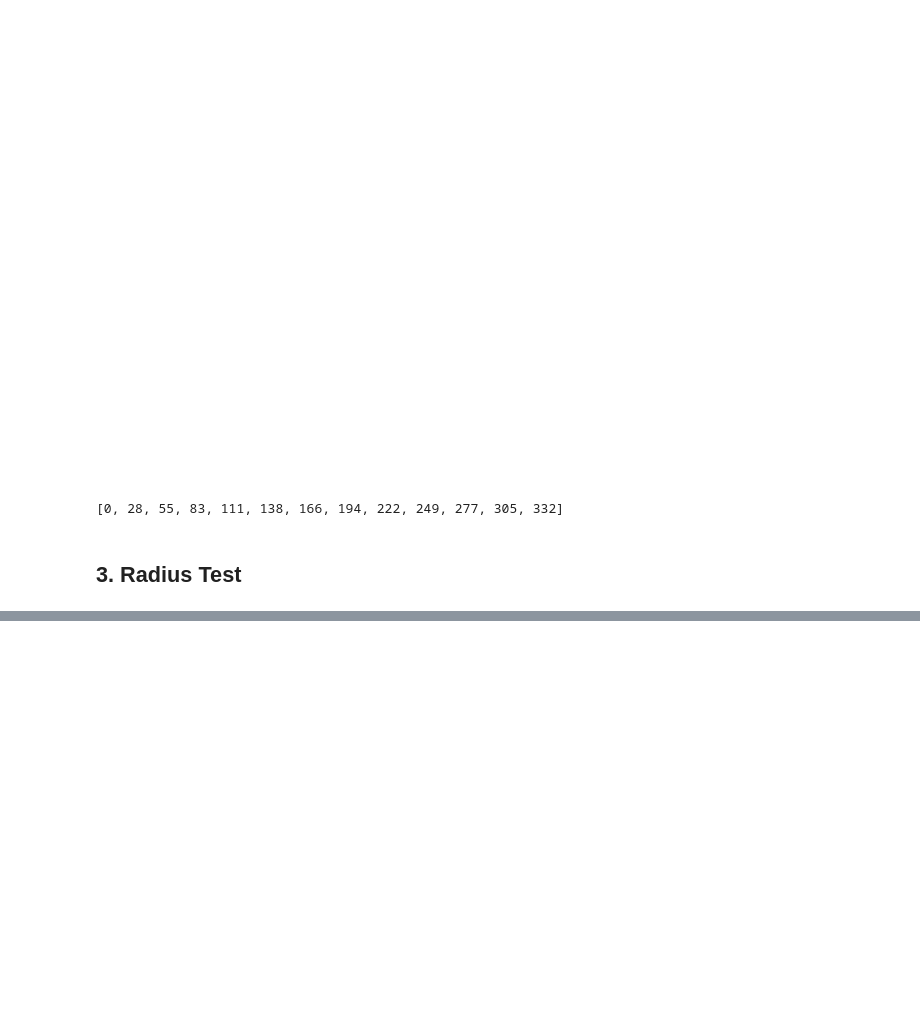
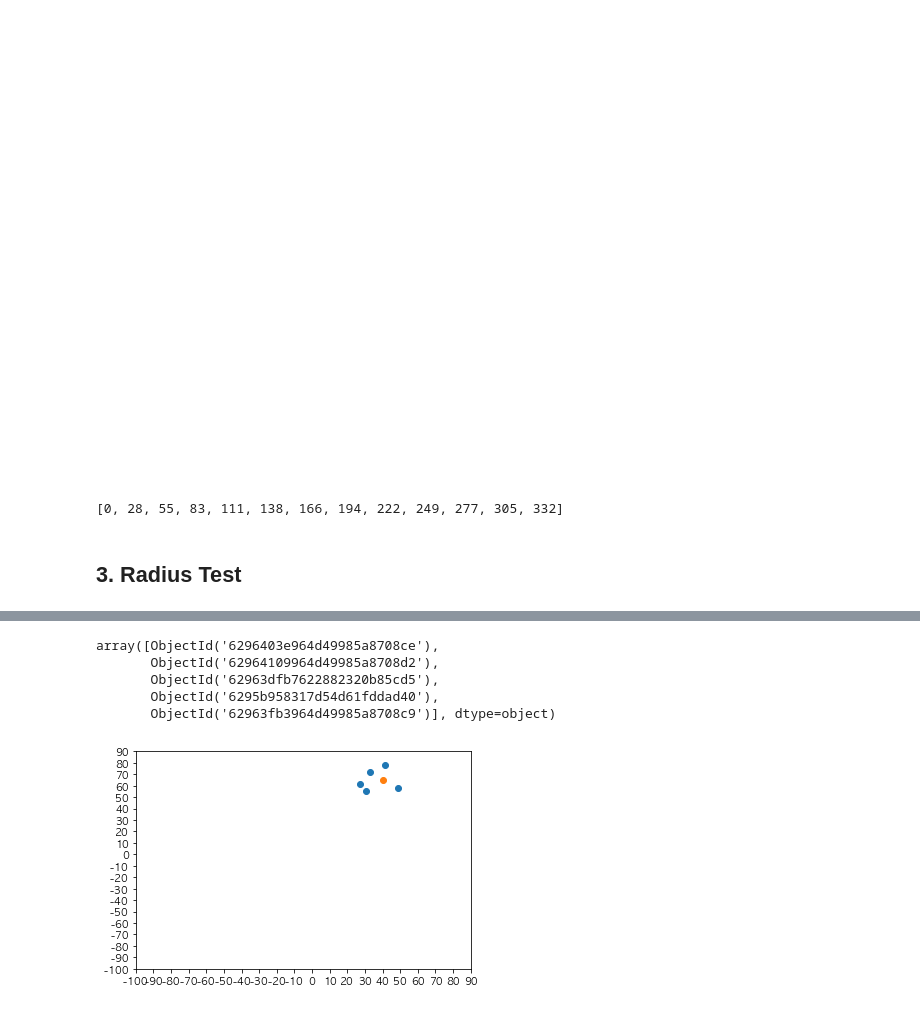
Before and after one commit to MuLetter/muletter-research, a Jupyter notebook: Demo 2. 우체통 지도.ipynb, the cells around one changed output, grey strips where cells are left out. Cells and saved outputs as stored; diff of their text form; code cells hidden in the pictures; blank space fills up the shorter version.

```diff
--- a/Demo 2. 우체통 지도.ipynb
+++ b/Demo 2. 우체통 지도.ipynb
@@ -372,0 +419,47 @@ Demo2.pt3()
+# %%
+ids[_euc.argsort()[-5:]]
+# %% [output]
+array([ObjectId('6296403e964d49985a8708ce'),
+       ObjectId('62964109964d49985a8708d2'),
+       ObjectId('62963dfb7622882320b85cd5'),
+       ObjectId('6295b958317d54d61fddad40'),
+       ObjectId('62963fb3964d49985a8708c9')], dtype=object)
+# %%
+from demo.lib import DB
+from bson import ObjectId
+import numpy as np
+
+db = DB()
+
+my_id = ObjectId('6293280667dfb8fb69d453fe')
+in_ids = [ObjectId('6293280067dfb8fb69d453f8'), ObjectId('629327f567dfb8fb69d453e9'),
+ ObjectId('629327c167dfb8fb69d453de'), ObjectId('629327f467dfb8fb69d453e8'),
+ ObjectId('62976a0798ab635abd175b5f')]
+out_ids = [ObjectId('6295b958317d54d61fddad40'), ObjectId('62963fb3964d49985a8708c9'),
+ ObjectId('6295aa0a317d54d61fddad2d'), ObjectId('62959f1b317d54d61fddad23'),
+ ObjectId('62959e6b317d54d61fddad21')]
+# %%
+my_mailbox = db.mailbox.find_one({"_id": my_id})
+
+result = db.mailbox.find({"_id": { "$in": in_ids } })
+in_mailboxes = [_ for _ in result]
+
+result = db.mailbox.find({"_id": { "$in": out_ids } })
+out_mailboxes = [_ for _ in result]
+# %%
+my_point = my_mailbox['point']
+in_point = np.array([[_['point']['x'], _['point']['y']] for _ in in_mailboxes])
+out_point = np.array([[_['point']['x'], _['point']['y']] for _ in out_mailboxes])
+# %%
+import matplotlib.pyplot as plt
+
+
+plt.scatter(in_point[:, 0],in_point[:, 1])
+plt.scatter(my_point['x'], my_point['y'])
+
+plt.xticks(range(-100, 100, 10))
+plt.yticks(range(-100, 100, 10))
+
+plt.show()
+# %% [output]
+[figure, added]
```
Also changed, not shown: parts of 20 cells of this notebook, 1 other file.
